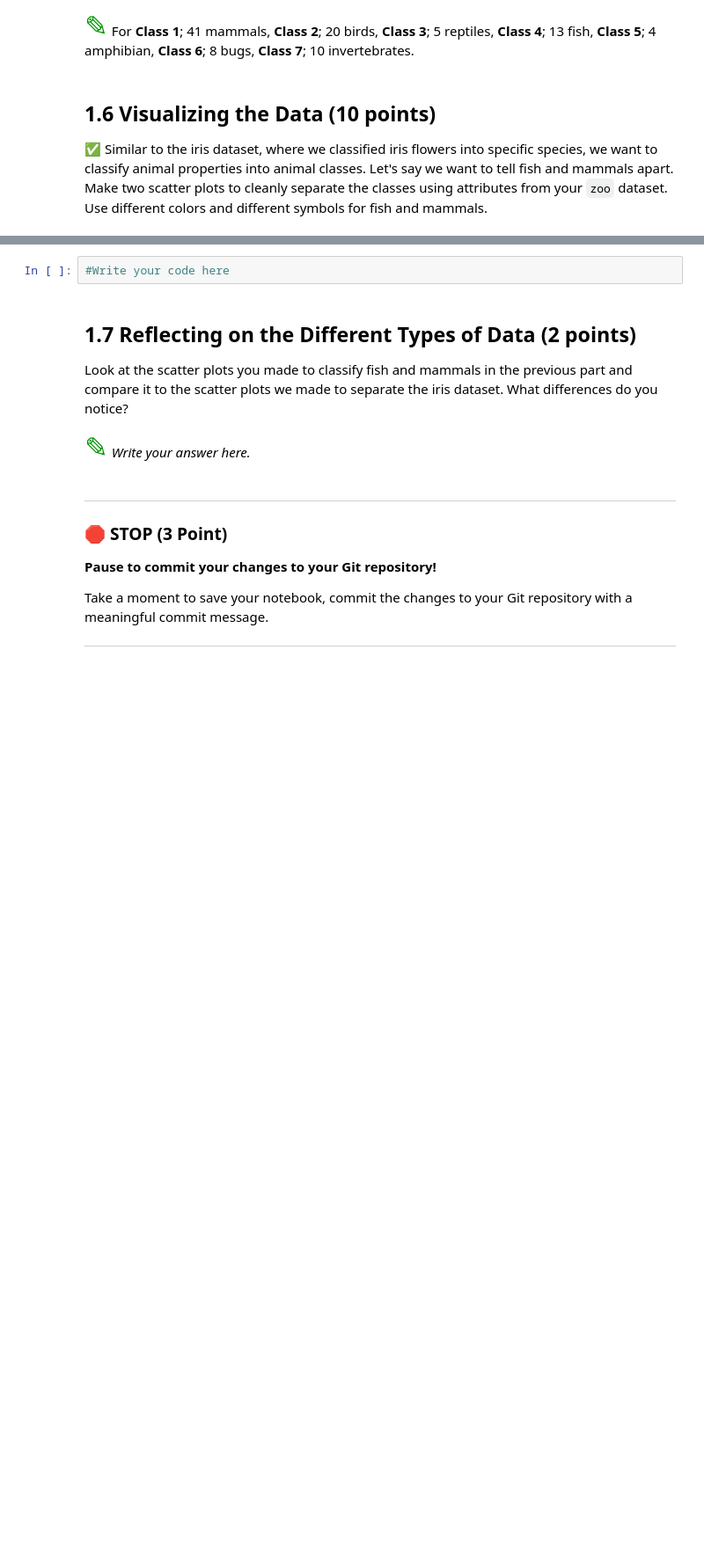
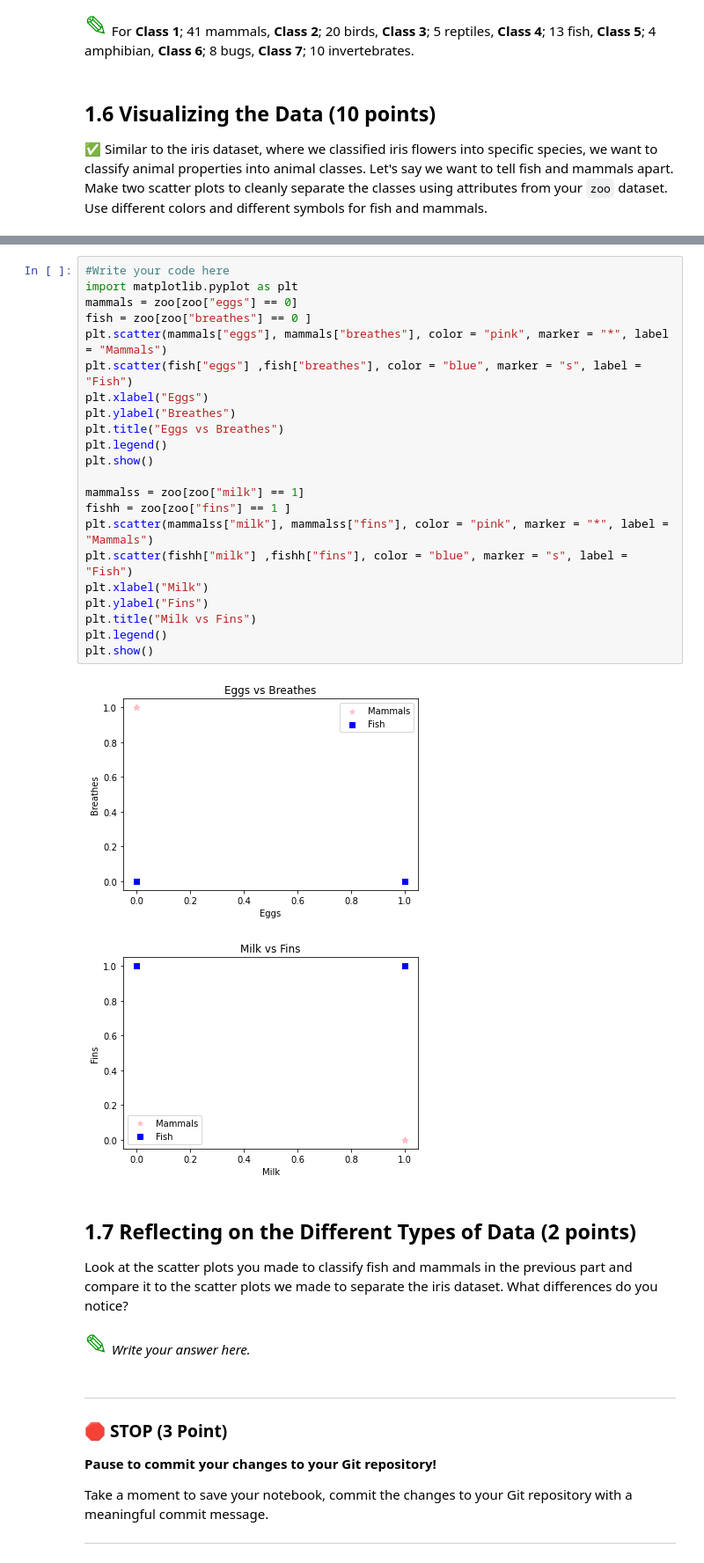
Before and after one commit to mfannon/CMSE202-s23-turnin, a Jupyter notebook: hw-02/HW-02_PandasAndObjects-STUDENT.ipynb, the cells around one changed output, grey strips where cells are left out. Shown at 88% size. Cells and saved outputs as stored; diff of their text form; blank space fills up the shorter version.

```diff
--- a/hw-02/HW-02_PandasAndObjects-STUDENT.ipynb
+++ b/hw-02/HW-02_PandasAndObjects-STUDENT.ipynb
@@ -127,5 +147,28 @@ Look back in the PCA/ICA and see how we used `groupby` to find the number of Iri
 # %%
 #Write your code here
+import matplotlib.pyplot as plt
+mammals = zoo[zoo["eggs"] == 0]
+fish = zoo[zoo["breathes"] == 0 ]
+plt.scatter(mammals["eggs"], mammals["breathes"], color = "pink", marker = "*", label = "Mammals")
+plt.scatter(fish["eggs"] ,fish["breathes"], color = "blue", marker = "s", label = "Fish")
+plt.xlabel("Eggs")
+plt.ylabel("Breathes")
+plt.title("Eggs vs Breathes")
+plt.legend()
+plt.show()
+
+mammalss = zoo[zoo["milk"] == 1]
+fishh = zoo[zoo["fins"] == 1 ]
+plt.scatter(mammalss["milk"], mammalss["fins"], color = "pink", marker = "*", label = "Mammals")
+plt.scatter(fishh["milk"] ,fishh["fins"], color = "blue", marker = "s", label = "Fish")
+plt.xlabel("Milk")
+plt.ylabel("Fins")
+plt.title("Milk vs Fins")
+plt.legend()
+plt.show()
+# %% [output]
+[figure, added]
+[figure, added]
 # %% [markdown]
 ## 1.7 Reflecting on the Different Types of Data (2 points)
 
```
Also changed, not shown: parts of 3 cells of this notebook, 2 other files.
